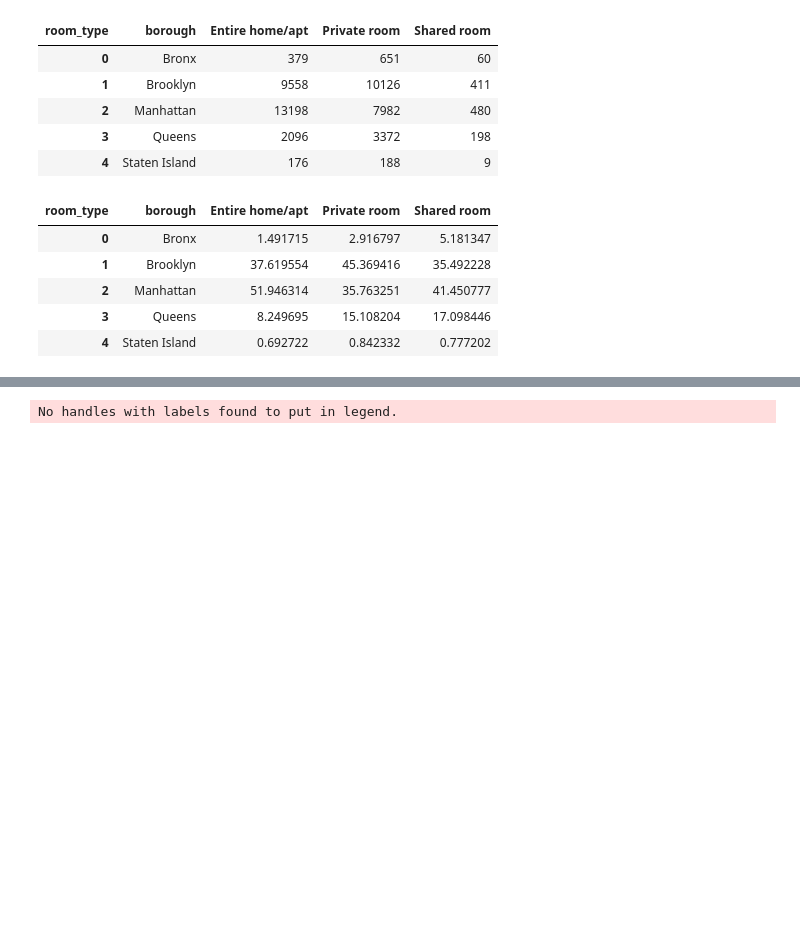
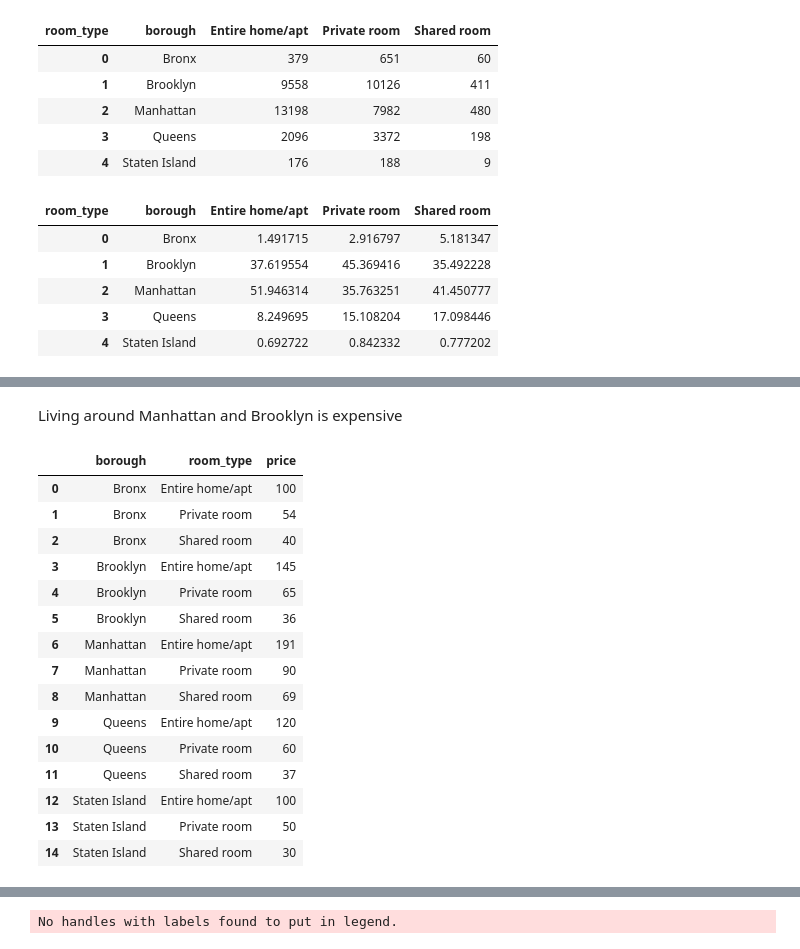
Before and after one commit to alwayscaffeinated/Airbnb-NYC, a Jupyter notebook: NYC_AirBnB.ipynb, the cells around one changed output, grey strips where cells are left out. Saved outputs shown, nothing was run; the diff lists cells and outputs as text; code cells hidden in the pictures; blank space fills up the shorter version.

```diff
--- a/NYC_AirBnB.ipynb
+++ b/NYC_AirBnB.ipynb
@@ -214,0 +281,23 @@ px.bar(borough_room_percent_long,
+# %% [markdown]
+Living around Manhattan and Brooklyn is expensive
+# %%
+borough_room_type = data.groupby(['borough', 'room_type']).agg({'price': pd.Series.median}).reset_index()
+# %%
+borough_room_type
+# %% [output]
+|  | borough | room_type | price |
+| 0 | Bronx | Entire home/apt | 100 |
+| 1 | Bronx | Private room | 54 |
+| 2 | Bronx | Shared room | 40 |
+| 3 | Brooklyn | Entire home/apt | 145 |
+| 4 | Brooklyn | Private room | 65 |
+| 5 | Brooklyn | Shared room | 36 |
+| 6 | Manhattan | Entire home/apt | 191 |
+| 7 | Manhattan | Private room | 90 |
+| 8 | Manhattan | Shared room | 69 |
+| 9 | Queens | Entire home/apt | 120 |
+| 10 | Queens | Private room | 60 |
+| 11 | Queens | Shared room | 37 |
+| 12 | Staten Island | Entire home/apt | 100 |
+| 13 | Staten Island | Private room | 50 |
+| 14 | Staten Island | Shared room | 30 |
```
Also changed, not shown: parts of 10 cells of this notebook.
